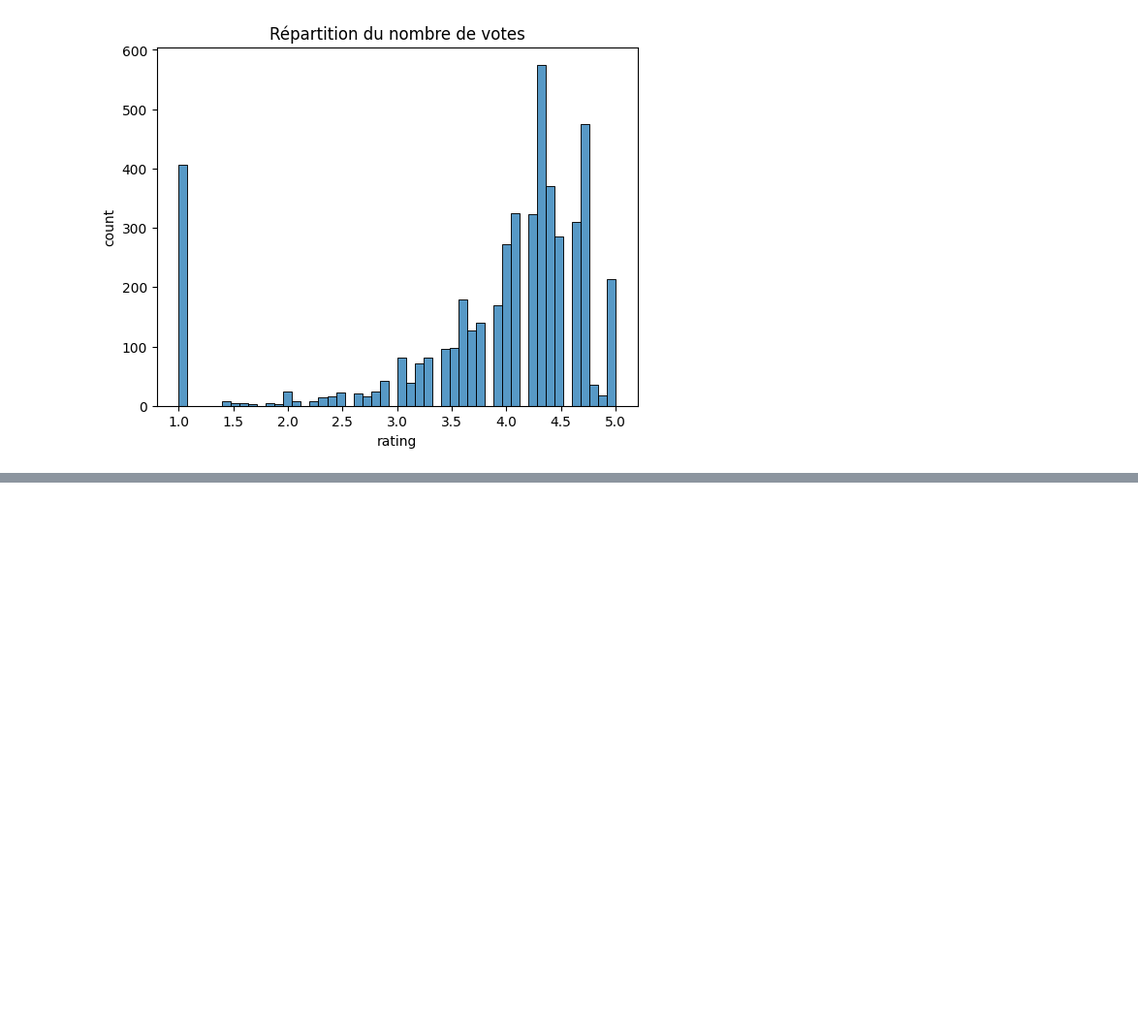
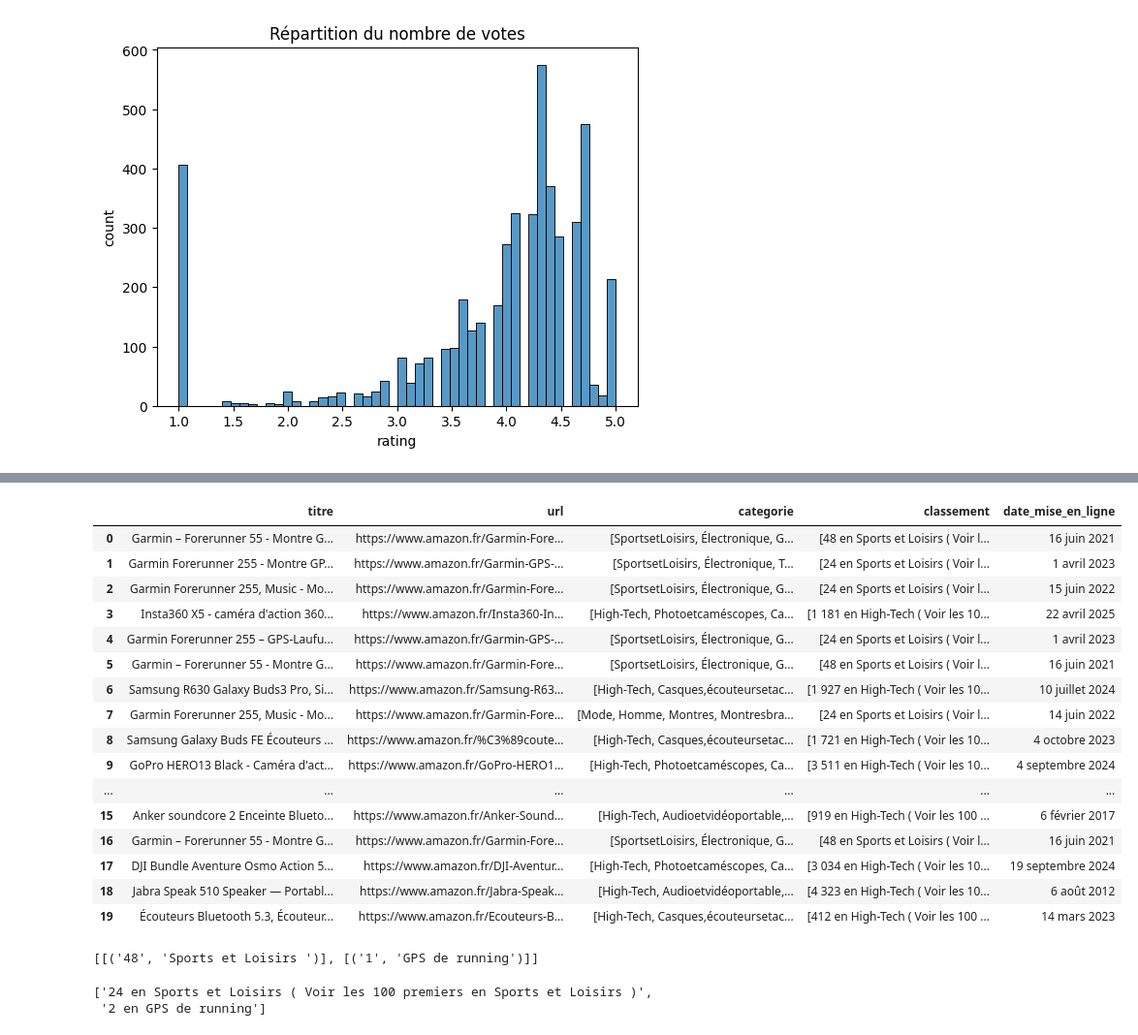
Before and after one commit to Lucas-Garriga/NicheFinder, a Jupyter notebook: notebooks/viz.ipynb, the cells around one changed output, grey strips where cells are left out. Shown: that part at 97% size. Saved outputs shown, nothing was run; the diff lists cells and outputs as text; code cells hidden in the pictures; blank space fills up the shorter version.

```diff
--- a/notebooks/viz.ipynb
+++ b/notebooks/viz.ipynb
@@ -69,0 +175,39 @@ plt.show()
+# %%
+import re
+
+df_complément['categorie'] = df_complément['categorie'].astype(str).str.replace(">", "", regex=False).str.replace("›", ".",regex=False).str.replace(" ","").str.split(".")
+#df_complément['caracteristiques'] = df_complément['caracteristiques'].astype(str).apply(lambda x : re.search("(\d+)\s+en\s+([a-zA-Z\s]+)", x))
+df_complément
+# %% [output]
+|  | titre | url | categorie | classement | date_mise_en_ligne |
+| 0 | Garmin – Forerunner 55 - Montre G... | https://www.amazon.fr/Garmin-Fore... | [SportsetLoisirs, Électronique, G... | [48 en Sports et Loisirs ( Voir l... | 16 juin 2021 |
+| 1 | Garmin Forerunner 255 - Montre GP... | https://www.amazon.fr/Garmin-GPS-... | [SportsetLoisirs, Électronique, T... | [24 en Sports et Loisirs ( Voir l... | 1 avril 2023 |
+| 2 | Garmin Forerunner 255, Music - Mo... | https://www.amazon.fr/Garmin-Fore... | [SportsetLoisirs, Électronique, G... | [24 en Sports et Loisirs ( Voir l... | 15 juin 2022 |
+| 3 | Insta360 X5 - caméra d'action 360... | https://www.amazon.fr/Insta360-In... | [High-Tech, Photoetcaméscopes, Ca... | [1 181 en High-Tech ( Voir les 10... | 22 avril 2025 |
+| 4 | Garmin Forerunner 255 – GPS-Laufu... | https://www.amazon.fr/Garmin-GPS-... | [SportsetLoisirs, Électronique, G... | [24 en Sports et Loisirs ( Voir l... | 1 avril 2023 |
+| 5 | Garmin – Forerunner 55 - Montre G... | https://www.amazon.fr/Garmin-Fore... | [SportsetLoisirs, Électronique, G... | [48 en Sports et Loisirs ( Voir l... | 16 juin 2021 |
+| 6 | Samsung R630 Galaxy Buds3 Pro, Si... | https://www.amazon.fr/Samsung-R63... | [High-Tech, Casques,écouteursetac... | [1 927 en High-Tech ( Voir les 10... | 10 juillet 2024 |
+| 7 | Garmin Forerunner 255, Music - Mo... | https://www.amazon.fr/Garmin-Fore... | [Mode, Homme, Montres, Montresbra... | [24 en Sports et Loisirs ( Voir l... | 14 juin 2022 |
+| 8 | Samsung Galaxy Buds FE Écouteurs ... | https://www.amazon.fr/%C3%89coute... | [High-Tech, Casques,écouteursetac... | [1 721 en High-Tech ( Voir les 10... | 4 octobre 2023 |
+| 9 | GoPro HERO13 Black - Caméra d'act... | https://www.amazon.fr/GoPro-HERO1... | [High-Tech, Photoetcaméscopes, Ca... | [3 511 en High-Tech ( Voir les 10... | 4 septembre 2024 |
+| ... | ... | ... | ... | ... | ... |
+| 15 | Anker soundcore 2 Enceinte Blueto... | https://www.amazon.fr/Anker-Sound... | [High-Tech, Audioetvidéoportable,... | [919 en High-Tech ( Voir les 100 ... | 6 février 2017 |
+| 16 | Garmin – Forerunner 55 - Montre G... | https://www.amazon.fr/Garmin-Fore... | [SportsetLoisirs, Électronique, G... | [48 en Sports et Loisirs ( Voir l... | 16 juin 2021 |
+| 17 | DJI Bundle Aventure Osmo Action 5... | https://www.amazon.fr/DJI-Aventur... | [High-Tech, Photoetcaméscopes, Ca... | [3 034 en High-Tech ( Voir les 10... | 19 septembre 2024 |
+| 18 | Jabra Speak 510 Speaker — Portabl... | https://www.amazon.fr/Jabra-Speak... | [High-Tech, Audioetvidéoportable,... | [4 323 en High-Tech ( Voir les 10... | 6 août 2012 |
+| 19 | Écouteurs Bluetooth 5.3, Écouteur... | https://www.amazon.fr/Ecouteurs-B... | [High-Tech, Casques,écouteursetac... | [412 en High-Tech ( Voir les 100 ... | 14 mars 2023 |
+# %%
+def clean_class(liste_class) :
+    class_clean = []
+    for l in liste_class :
+        class_clean.append(re.findall(r"(\d+)\s+en\s+([a-zA-Z\s]+)", l))
+    return class_clean
+
+clean_class(df_complément['classement'][0])
+# %% [output]
+[[('48', 'Sports et Loisirs ')], [('1', 'GPS de running')]]
+# %%
+df_complément['classement'][2]
+# %% [output]
+['24 en Sports et Loisirs ( Voir les 100 premiers en Sports et Loisirs )',
+ '2 en GPS de running']
```
Also changed, not shown: parts of 3 cells of this notebook.
